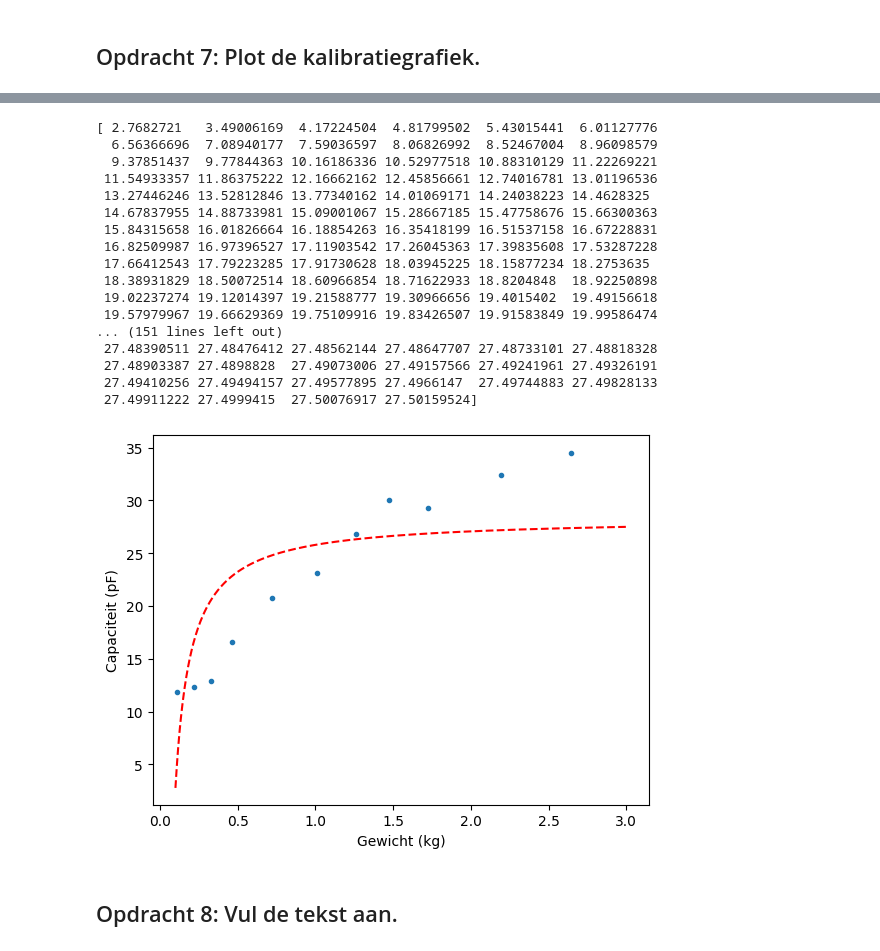
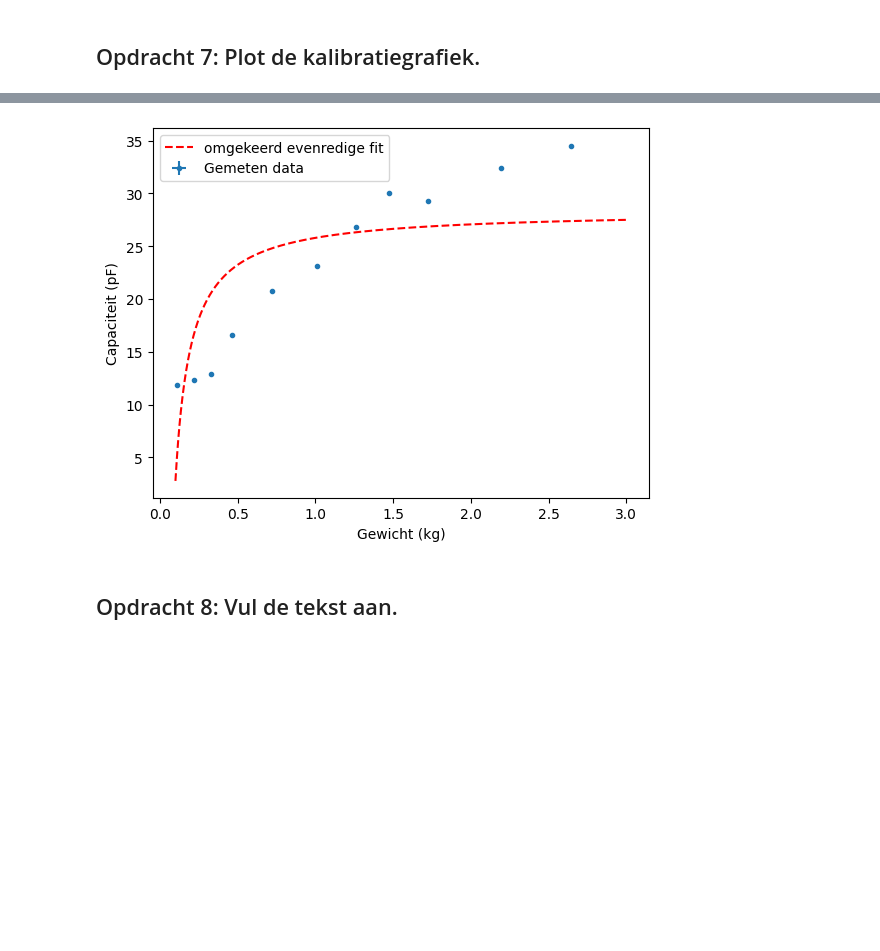
Before and after one commit to sralmulder-hash/opdrachten-DEF-D, a Jupyter notebook: FysiekeOntwerpopdrachten/2OntwerpEenSensorCondensator/DEFOntwerpopdracht2OntwerpEenSensorInvulTemplate.ipynb, the cells around one changed output, grey strips where cells are left out. Cells and saved outputs as stored; diff of their text form; code cells hidden in the pictures; blank space fills up the shorter version.

```diff
--- a/FysiekeOntwerpopdrachten/2OntwerpEenSensorCondensator/DEFOntwerpopdracht2OntwerpEenSensorInvulTemplate.ipynb
+++ b/FysiekeOntwerpopdrachten/2OntwerpEenSensorCondensator/DEFOntwerpopdracht2OntwerpEenSensorInvulTemplate.ipynb
@@ -161,45 +163,35 @@ plt.show()
 [figure]
 # %%
+# parameters
 R_shunt = 1000 # Ohm
 freq = 100000 # Hz
 A_in = 8 # V
+
+# data
 capaciteitino = np.array([23.1, 20.8, 16.6, 29.3, 32.4, 34.5, 30, 11.9, 12.3, 12.9, 26.8]) # pF
 gewicht = np.array([1.0083, 0.7181, 0.4637, 1.7264, 2.1929, 2.641, 1.4748, 0.1127, 0.2164, 0.3291, 1.2627]) # kg
 echte_c = capaciteitino * 1e-12
 
+#onzekerheid
 u_gewicht = 0.00005
 u_cap = 0.1
 
+#fitten
 popt2, pcov2 = curve_fit(cfunctie, gewicht, echte_c)
 
 gewicht_test = np.linspace(0.1, 3, 1000)
 cap_test = cfunctie(gewicht_test, *popt2) * 1e12
-print(cap_test)
+
+# plotten
 plt.figure()
 plt.xlabel('Gewicht (kg)')
 plt.ylabel('Capaciteit (pF)')
-plt.errorbar(gewicht, capaciteitino, xerr=u_gewicht, yerr=u_cap, fmt='.')
-plt.plot(gewicht_test, cap_test, 'r--')
+plt.errorbar(gewicht, capaciteitino, xerr=u_gewicht, yerr=u_cap, fmt='.', label = 'Gemeten data')
+plt.plot(gewicht_test, cap_test, 'r--', label = "omgekeerd evenredige fit")
+plt.legend()
 plt.show()
 # %% [output]
-[ 2.7682721   3.49006169  4.17224504  4.81799502  5.43015441  6.01127776
-  6.56366696  7.08940177  7.59036597  8.06826992  8.52467004  8.96098579
-  9.37851437  9.77844363 10.16186336 10.52977518 10.88310129 11.22269221
- 11.54933357 11.86375222 12.16662162 12.45856661 12.74016781 13.01196536
- 13.27446246 13.52812846 13.77340162 14.01069171 14.24038223 14.4628325
- 14.67837955 14.88733981 15.09001067 15.28667185 15.47758676 15.66300363
- 15.84315658 16.01826664 16.18854263 16.35418199 16.51537158 16.67228831
- 16.82509987 16.97396527 17.11903542 17.26045363 17.39835608 17.53287228
- 17.66412543 17.79223285 17.91730628 18.03945225 18.15877234 18.2753635
- 18.38931829 18.50072514 18.60966854 18.71622933 18.8204848  18.92250898
- 19.02237274 19.12014397 19.21588777 19.30966656 19.4015402  19.49156618
- 19.57979967 19.66629369 19.75109916 19.83426507 19.91583849 19.99586474
-... (151 lines left out)
- 27.48390511 27.48476412 27.48562144 27.48647707 27.48733101 27.48818328
- 27.48903387 27.4898828  27.49073006 27.49157566 27.49241961 27.49326191
- 27.49410256 27.49494157 27.49577895 27.4966147  27.49744883 27.49828133
- 27.49911222 27.4999415  27.50076917 27.50159524]
-[figure, old version]
+[figure, new version]
 # %% [markdown]
 ## Opdracht 8: Vul de tekst aan.
 # %% [markdown]
```
Also changed, not shown: parts of 6 cells of this notebook, 2 other files.
